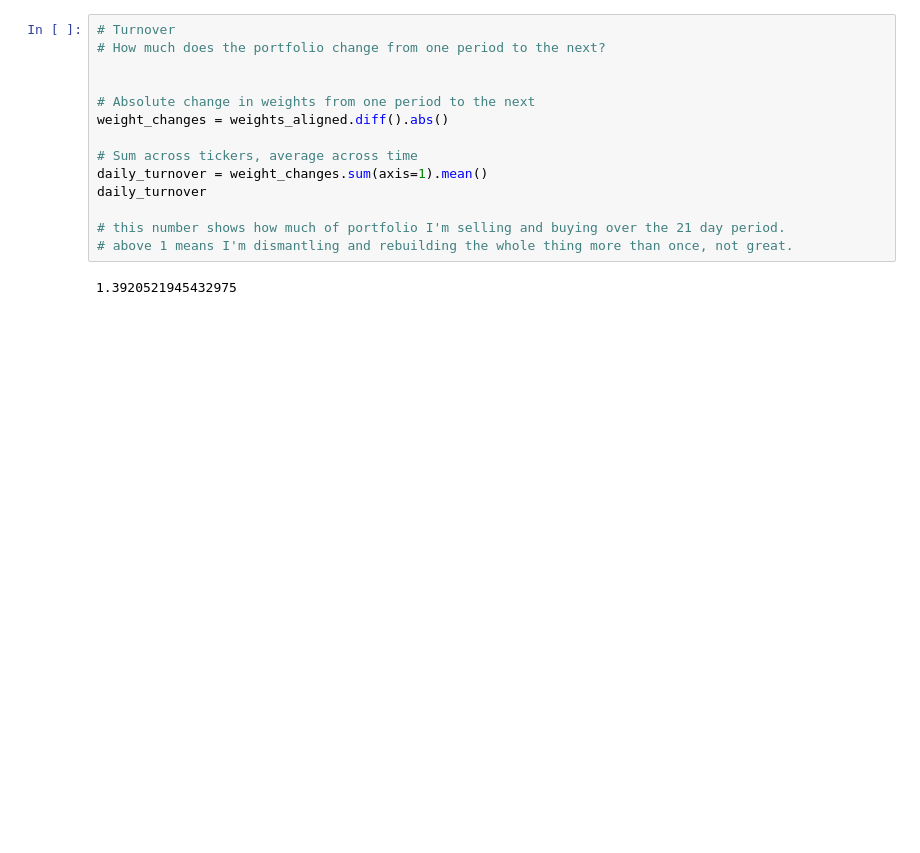
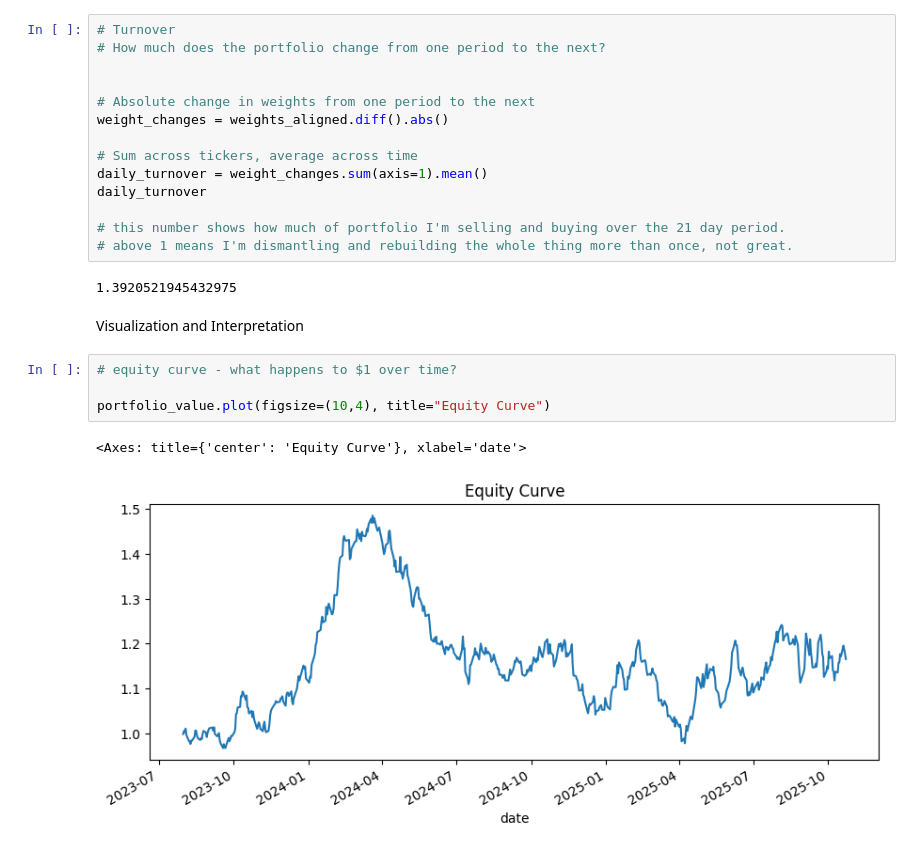
Before and after one commit to emmetand/dynamic-quant-equity-simulator, a Jupyter notebook: notebooks/ridge_model.ipynb, the cells around one changed output. Cells and saved outputs as stored; diff of their text form; blank space fills up the shorter version.

Commit message:
Readme Update with visuals

```diff
--- a/notebooks/ridge_model.ipynb
+++ b/notebooks/ridge_model.ipynb
@@ -260,3 +261,12 @@ daily_turnover
 # above 1 means I'm dismantling and rebuilding the whole thing more than once, not great.
 # %% [output]
 1.3920521945432975
+# %% [markdown]
+Visualization and Interpretation
+# %%
+# equity curve - what happens to $1 over time?
+
+portfolio_value.plot(figsize=(10,4), title="Equity Curve")
+# %% [output]
+<Axes: title={'center': 'Equity Curve'}, xlabel='date'>
+[figure, added]
```
Also changed, not shown: parts of 5 cells of this notebook, 6 other files.
